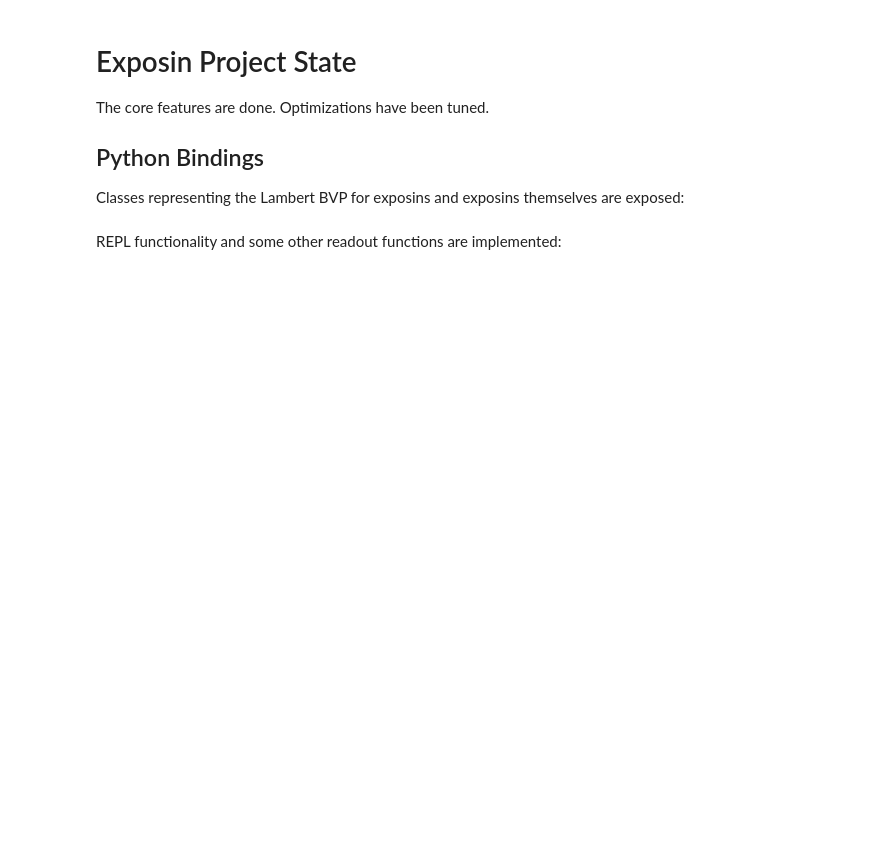
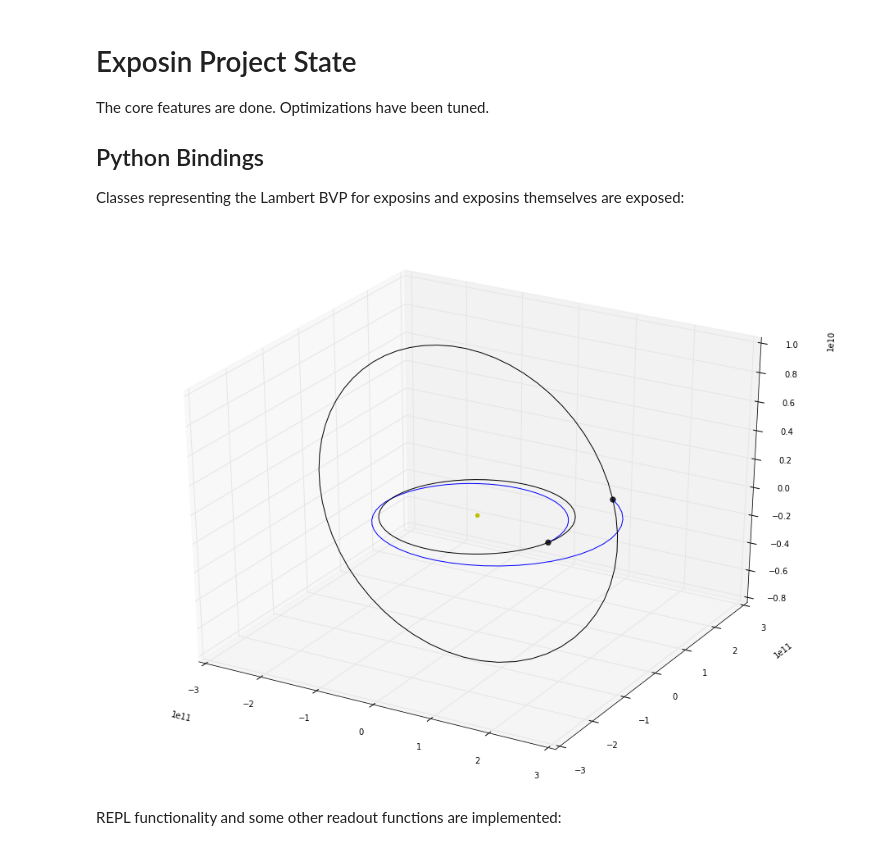
Before and after one commit to CainVelasquez/expsin, a Jupyter notebook: Exposin Project.ipynb, the cells around one changed output. Cells and saved outputs as stored; diff of their text form; code cells hidden in the pictures; blank space fills up the shorter version.

```diff
--- a/Exposin Project.ipynb
+++ b/Exposin Project.ipynb
@@ -19,3 +6,42 @@ exps = prob.get_exposins()
+# %%
+'''
+Plot an example transfer
+'''
+%matplotlib inline
+from pylab import rcParams
+rcParams['figure.figsize'] = 16, 12
+
+import PyKEP
+
+earth = PyKEP.planet.jpl_lp('earth')
+mars = PyKEP.planet.jpl_lp('mars')
+k2 = 0.6
+n = -1
+t0 = 250.0
+tof = 520.0
+lw = False
+
+r1, v1 = earth.eph(PyKEP.epoch(t0,"mjd2000"))
+r2, v2 = mars.eph(PyKEP.epoch(t0+tof,"mjd2000"))
+
+prob = PyKEP.lambert_exposin(r1, r2, tof * PyKEP.DAY2SEC, PyKEP.MU_SUN, lw, n, k2)
+
+import matplotlib as mpl
+from mpl_toolkits.mplot3d import Axes3D
+import matplotlib.pyplot as plt
+
+fig = plt.figure()
+axis = fig.gca(projection='3d')
+
+axis.scatter([0],[0],[0],color='y')
+
+PyKEP.orbit_plots.plot_lambert_exposin(prob, axis)
+PyKEP.orbit_plots.plot_planet(earth, PyKEP.epoch(t0,"mjd2000"), ax=axis)
+PyKEP.orbit_plots.plot_planet(mars, PyKEP.epoch(t0+tof,"mjd2000"), ax=axis)
+
+plt.show()
+# %% [output]
+[figure, added]
 # %% [markdown]
 REPL functionality and some other readout functions are implemented:
 # %%
```
Also changed, not shown: parts of 8 cells of this notebook, 3 other files.
